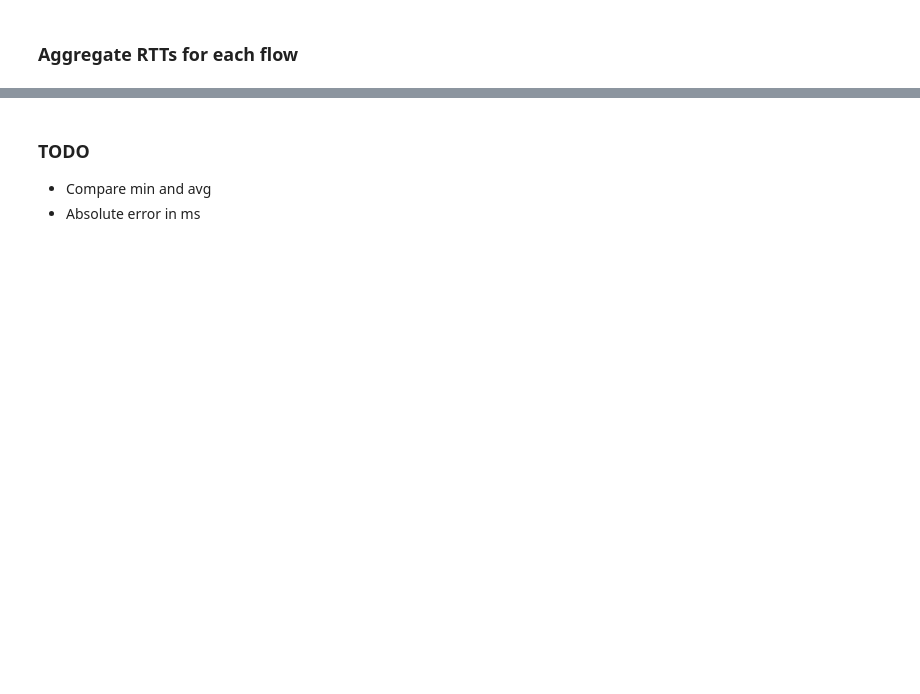
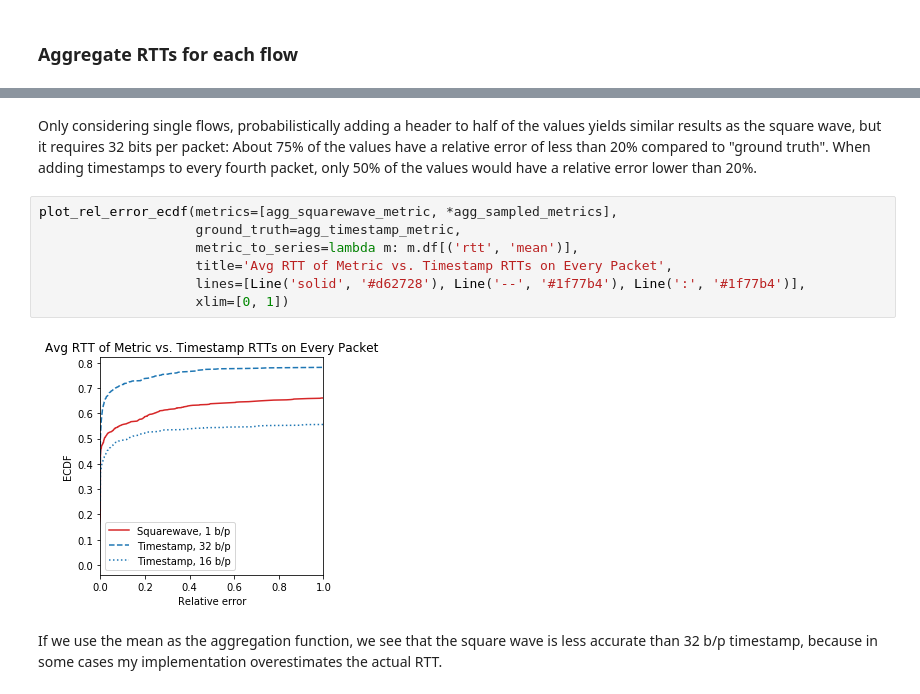
Before and after one commit to zenokoller/sequence, a Jupyter notebook: experiments/01_compare_rtts.ipynb, the cells around one changed output, grey strips where cells are left out. Drawn from its saved outputs; the diff is of its cells as text; blank space fills up the shorter version.

Commit message:
Compare RTT methods with MAWI data

```diff
--- a/experiments/01_compare_rtts.ipynb
+++ b/experiments/01_compare_rtts.ipynb
@@ -119,5 +132,13 @@ plot_rel_error_ecdf(metrics=[agg_squarewave_metric, *agg_sampled_metrics],
-# %% [markdown]
-### TODO
-
-- Compare min and avg
-- Absolute error in ms
+# %% [markdown]
+Only considering single flows, probabilistically adding a header to half of the values yields similar results as the square wave, but it requires 32 bits per packet: About 75% of the values have a relative error of less than 20% compared to "ground truth". When adding timestamps to every fourth packet, only 50% of the values would have a relative error lower than 20%.
+# %%
+plot_rel_error_ecdf(metrics=[agg_squarewave_metric, *agg_sampled_metrics],
+                    ground_truth=agg_timestamp_metric,
+                    metric_to_series=lambda m: m.df[('rtt', 'mean')],
+                    title='Avg RTT of Metric vs. Timestamp RTTs on Every Packet',
+                    lines=[Line('solid', '#d62728'), Line('--', '#1f77b4'), Line(':', '#1f77b4')],
+                    xlim=[0, 1])
+# %% [output]
+[figure, added]
+# %% [markdown]
+If we use the mean as the aggregation function, we see that the square wave is less accurate than 32 b/p timestamp, because in some cases my implementation overestimates the actual RTT.
```
Also changed, not shown: parts of 6 cells of this notebook, 1 other file.
